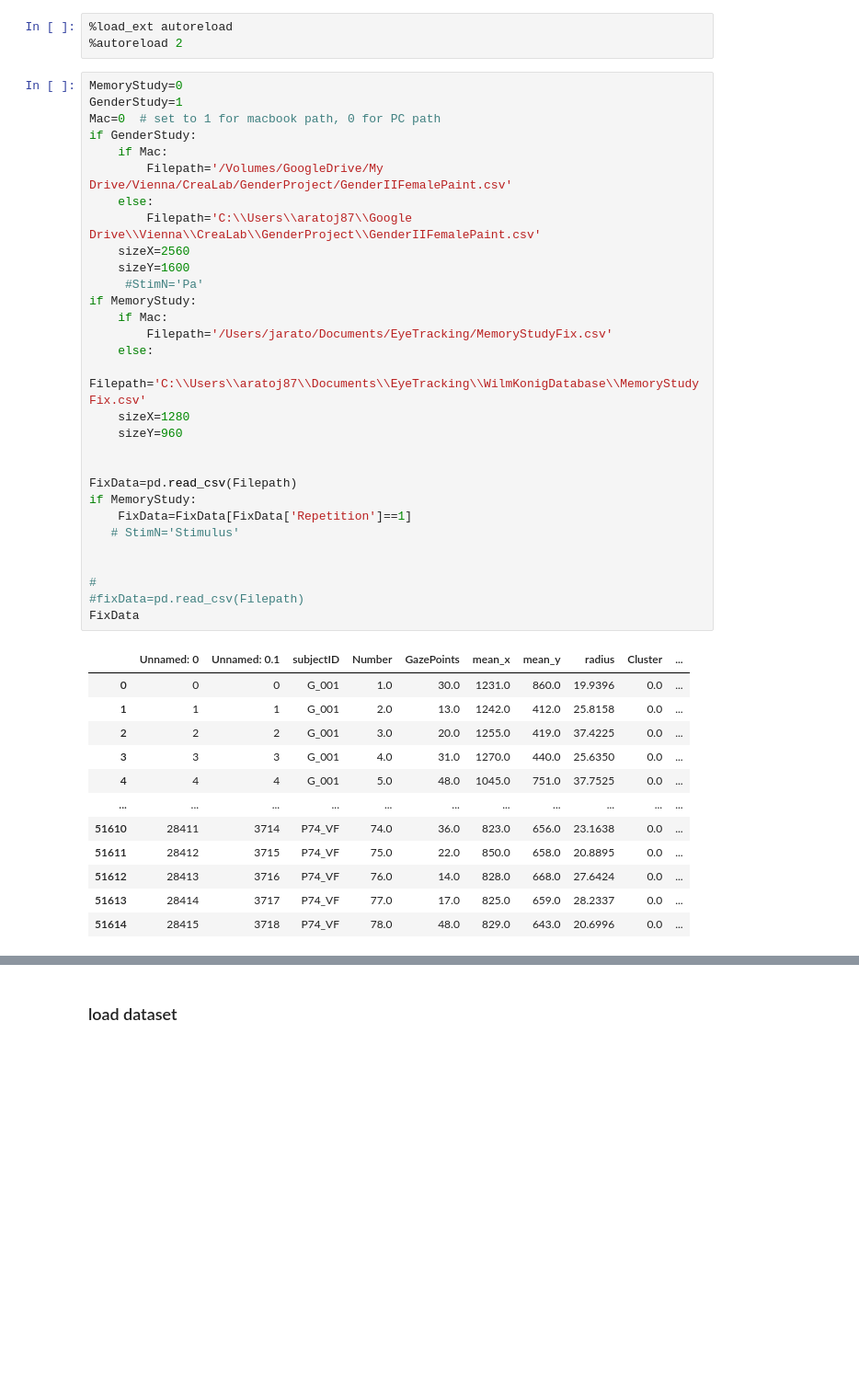
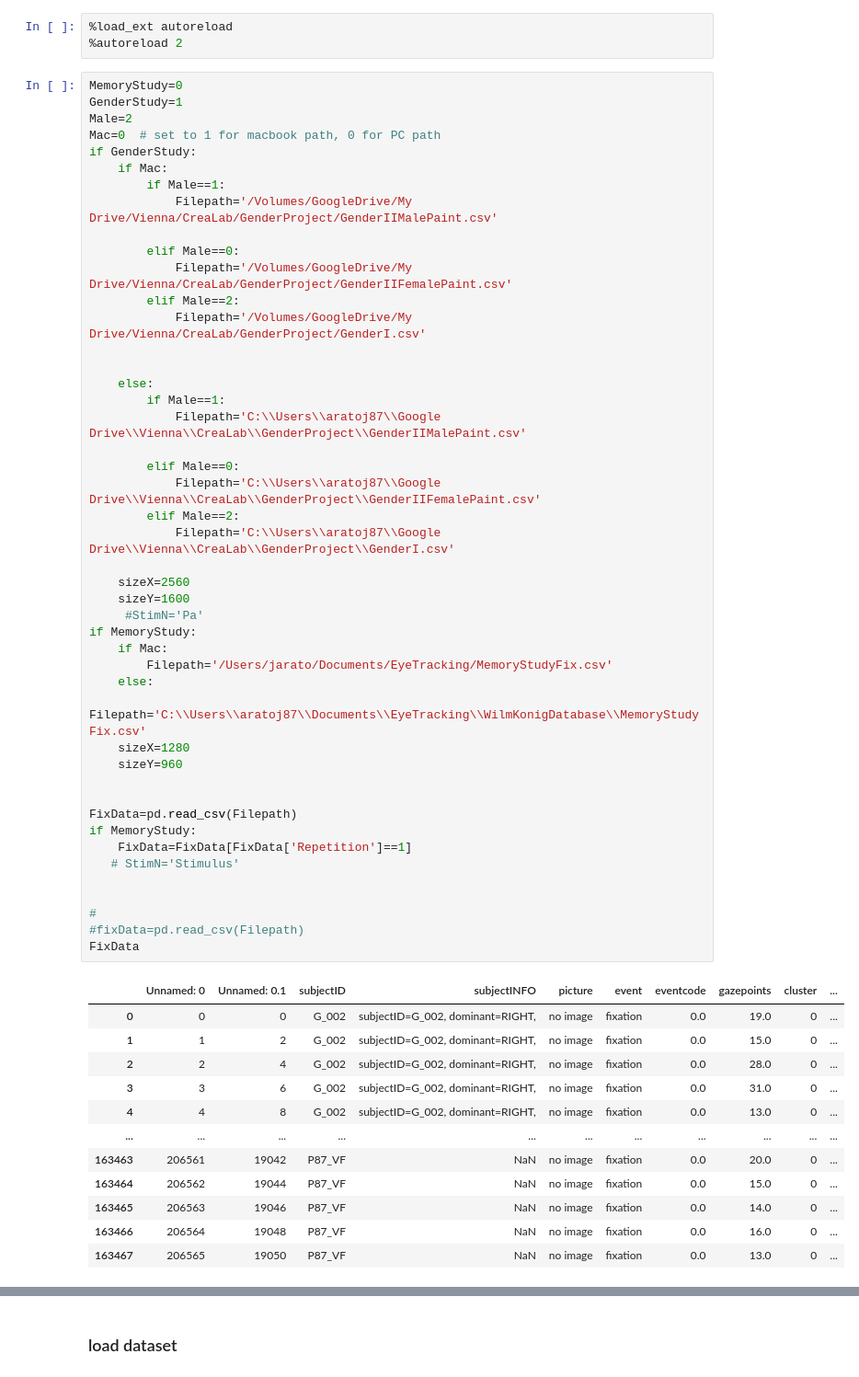
Before and after one commit to jozsarato/PyEyeSim, a Jupyter notebook: Notebooks/TestNotebook.ipynb, the cells around one changed output, grey strips where cells are left out. Shown at 92% size. Drawn from its saved outputs; the diff is of its cells as text; blank space fills up the shorter version.

```diff
--- a/Notebooks/TestNotebook.ipynb
+++ b/Notebooks/TestNotebook.ipynb
@@ -14,43 +14,59 @@ from PyEyeSim import pyeyesim as pysim
 # %%
 MemoryStudy=0
 GenderStudy=1
+Male=2
 Mac=0  # set to 1 for macbook path, 0 for PC path
 if GenderStudy:
     if Mac:
-        Filepath='/Volumes/GoogleDrive/My Drive/Vienna/CreaLab/GenderProject/GenderIIFemalePaint.csv'
+        if Male==1:
+            Filepath='/Volumes/GoogleDrive/My Drive/Vienna/CreaLab/GenderProject/GenderIIMalePaint.csv'
+
+        elif Male==0:
+            Filepath='/Volumes/GoogleDrive/My Drive/Vienna/CreaLab/GenderProject/GenderIIFemalePaint.csv'
+        elif Male==2:
+            Filepath='/Volumes/GoogleDrive/My Drive/Vienna/CreaLab/GenderProject/GenderI.csv'
+
+
     else:
-        Filepath='C:\\Users\\aratoj87\\Google Drive\\Vienna\\CreaLab\\GenderProject\\GenderIIFemalePaint.csv'
+        if Male==1:
+            Filepath='C:\\Users\\aratoj87\\Google Drive\\Vienna\\CreaLab\\GenderProject\\GenderIIMalePaint.csv'
+
+        elif Male==0:
+            Filepath='C:\\Users\\aratoj87\\Google Drive\\Vienna\\CreaLab\\GenderProject\\GenderIIFemalePaint.csv'
+        elif Male==2:
+            Filepath='C:\\Users\\aratoj87\\Google Drive\\Vienna\\CreaLab\\GenderProject\\GenderI.csv'
+
     sizeX=2560
     sizeY=1600
      #StimN='Pa'
 if MemoryStudy:
     if Mac:
         Filepath='/Users/jarato/Documents/EyeTracking/MemoryStudyFix.csv'
     else:
         Filepath='C:\\Users\\aratoj87\\Documents\\EyeTracking\\WilmKonigDatabase\\MemoryStudyFix.csv'
     sizeX=1280
     sizeY=960
 
 
 FixData=pd.read_csv(Filepath)
 if MemoryStudy:
     FixData=FixData[FixData['Repetition']==1]
    # StimN='Stimulus'
 
 
 #
 #fixData=pd.read_csv(Filepath)
 FixData
 # %% [output]
-|  | Unnamed: 0 | Unnamed: 0.1 | subjectID | Number | GazePoints | mean_x | mean_y | radius | Cluster | ... |
-| 0 | 0 | 0 | G_001 | 1.0 | 30.0 | 1231.0 | 860.0 | 19.9396 | 0.0 | ... |
-| 1 | 1 | 1 | G_001 | 2.0 | 13.0 | 1242.0 | 412.0 | 25.8158 | 0.0 | ... |
-| 2 | 2 | 2 | G_001 | 3.0 | 20.0 | 1255.0 | 419.0 | 37.4225 | 0.0 | ... |
-| 3 | 3 | 3 | G_001 | 4.0 | 31.0 | 1270.0 | 440.0 | 25.6350 | 0.0 | ... |
-| 4 | 4 | 4 | G_001 | 5.0 | 48.0 | 1045.0 | 751.0 | 37.7525 | 0.0 | ... |
+|  | Unnamed: 0 | Unnamed: 0.1 | subjectID | subjectINFO | picture | event | eventcode | gazepoints | cluster | ... |
+| 0 | 0 | 0 | G_002 | subjectID=G_002, dominant=RIGHT, | no image | fixation | 0.0 | 19.0 | 0 | ... |
+| 1 | 1 | 2 | G_002 | subjectID=G_002, dominant=RIGHT, | no image | fixation | 0.0 | 15.0 | 0 | ... |
+| 2 | 2 | 4 | G_002 | subjectID=G_002, dominant=RIGHT, | no image | fixation | 0.0 | 28.0 | 0 | ... |
+| 3 | 3 | 6 | G_002 | subjectID=G_002, dominant=RIGHT, | no image | fixation | 0.0 | 31.0 | 0 | ... |
+| 4 | 4 | 8 | G_002 | subjectID=G_002, dominant=RIGHT, | no image | fixation | 0.0 | 13.0 | 0 | ... |
 | ... | ... | ... | ... | ... | ... | ... | ... | ... | ... | ... |
-| 51610 | 28411 | 3714 | P74_VF | 74.0 | 36.0 | 823.0 | 656.0 | 23.1638 | 0.0 | ... |
-| 51611 | 28412 | 3715 | P74_VF | 75.0 | 22.0 | 850.0 | 658.0 | 20.8895 | 0.0 | ... |
-| 51612 | 28413 | 3716 | P74_VF | 76.0 | 14.0 | 828.0 | 668.0 | 27.6424 | 0.0 | ... |
-| 51613 | 28414 | 3717 | P74_VF | 77.0 | 17.0 | 825.0 | 659.0 | 28.2337 | 0.0 | ... |
-| 51614 | 28415 | 3718 | P74_VF | 78.0 | 48.0 | 829.0 | 643.0 | 20.6996 | 0.0 | ... |
+| 163463 | 206561 | 19042 | P87_VF | NaN | no image | fixation | 0.0 | 20.0 | 0 | ... |
+| 163464 | 206562 | 19044 | P87_VF | NaN | no image | fixation | 0.0 | 15.0 | 0 | ... |
+| 163465 | 206563 | 19046 | P87_VF | NaN | no image | fixation | 0.0 | 14.0 | 0 | ... |
+| 163466 | 206564 | 19048 | P87_VF | NaN | no image | fixation | 0.0 | 16.0 | 0 | ... |
+| 163467 | 206565 | 19050 | P87_VF | NaN | no image | fixation | 0.0 | 13.0 | 0 | ... |
```
Also changed, not shown: parts of 8 cells of this notebook, 1 other file.
